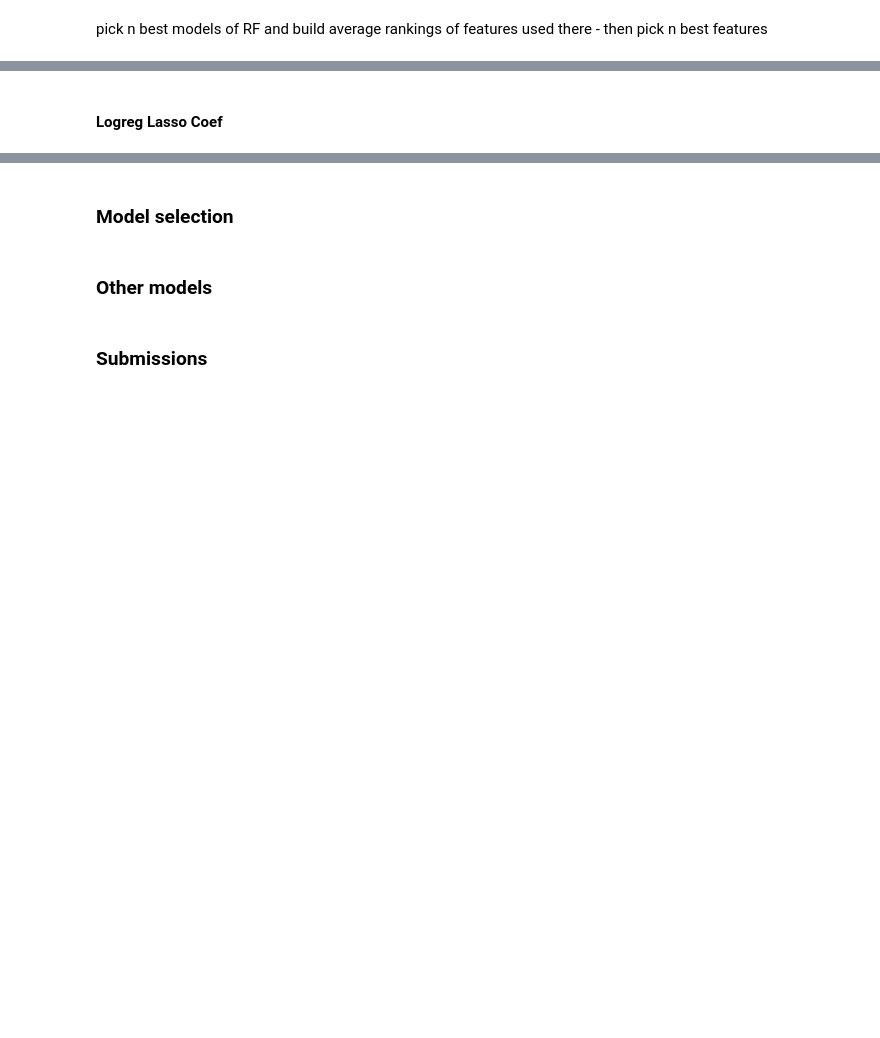
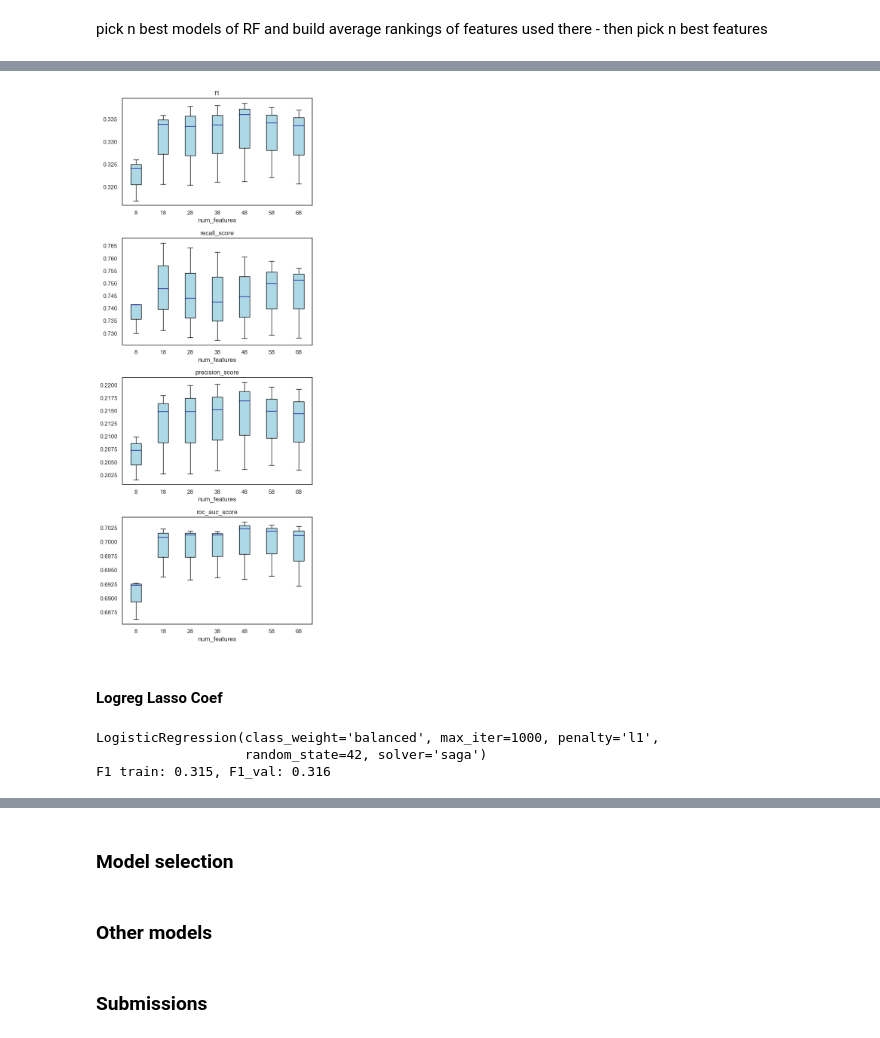
Before and after one commit to ontenkutsenko/ML_Hospital_Readmissions, a Jupyter notebook: Binary classification.ipynb, the cells around one changed output, grey strips where cells are left out. Cells and saved outputs as stored; diff of their text form; code cells hidden in the pictures; blank space fills up the shorter version.

```diff
--- a/Binary classification.ipynb
+++ b/Binary classification.ipynb
@@ -1517,7 +1251,4 @@ columns_to_use = ['encounter_id', 'patient_id',
 
                   'insulin'
                  ]
-# %%
-ordinal_mapping = {'No': 0, '>30 days': 1, '<30 days': 2}
-df_train['readmitted_multiclass'] = df_train['readmitted_multiclass'].map(ordinal_mapping)
 # %%
@@ -1742,19 +1576,33 @@ for i in tqdm(range(5)):
 # %%
 result_feature_selection_df = pd.DataFrame(result_feature_selection)
 
 result_feature_selection_df[list(result_feature_selection_df[1][0].keys())] = pd.DataFrame(result_feature_selection_df[1].apply(lambda x: [x[i][1] for i in x.keys()]).apply(pd.Series)
 )
 
 result_feature_selection_df.rename(columns={0: 'num_features'}, inplace=True)
 fig,ax = plt.subplots( nrows = len(list(result_feature_selection_df[1][0].keys())), figsize = (6,15))
+result_feature_selection_df = result_feature_selection_df.sort_values(by='num_features')
 
 for m in range(len(list(result_feature_selection_df[1][0].keys()))):
     metric = list(result_feature_selection_df[1][0].keys())[m]
-    ax[m].plot(result_feature_selection_df[ [metric,'num_features'] ].groupby(by = ['num_features']).max())
-    ax[m].plot(result_feature_selection_df[ [metric,'num_features'] ].groupby(by = ['num_features']).min())
-    ax[m].plot(result_feature_selection_df[ [metric,'num_features'] ].groupby(by = ['num_features']).median())
+    # ax[m].plot(result_feature_selection_df[ [metric,'num_features'] ].groupby(by = ['num_features']).max())
+    # ax[m].plot(result_feature_selection_df[ [metric,'num_features'] ].groupby(by = ['num_features']).min())
+    # ax[m].plot(result_feature_selection_df[ [metric,'num_features'] ].groupby(by = ['num_features']).median())
+
+    ax[m].boxplot([group[1][metric].values for group in result_feature_selection_df.groupby('num_features')],
+            labels = result_feature_selection_df['num_features'].unique(),
+            patch_artist=True,
+            widths=0.4,
+            medianprops=dict(color='darkblue'),
+            boxprops=dict(facecolor='lightblue', edgecolor='black'),
+             whiskerprops=dict(color='black'),
+             capprops=dict(color='black'),
+            flierprops=dict(markerfacecolor='red', marker='o', markersize=4) )
+
     ax[m].set_title(metric)
     ax[m].set_xlabel('num_features')
 
 plt.tight_layout()
 plt.show()
+# %% [output]
+[figure, added]
@@ -1816,7 +1642,7 @@ data = pd.concat([X_train, y_train], axis = 1)
 
 target = 'readmitted_binary'
 # %%
-model = LogisticRegression(solver='saga', max_iter = 1000,
+model = LogisticRegression(solver='saga', max_iter = 200,
                            class_weight = 'balanced', random_state = random_state )
 params = {
     'penalty': 'l1',
@@ -1832,3 +1658,7 @@ result_log_reg.append(cross_validation(data,
                  features_for_scaling_minmax = features_for_scaling_minmax,
                  features_for_scaling_standard = features_for_scaling_standard,
                  cv=5))
+# %% [output]
+LogisticRegression(class_weight='balanced', max_iter=1000, penalty='l1',
+                   random_state=42, solver='saga')
+F1 train: 0.315, F1_val: 0.316
```
Also changed, not shown: parts of 52 cells of this notebook, 3 other files.
